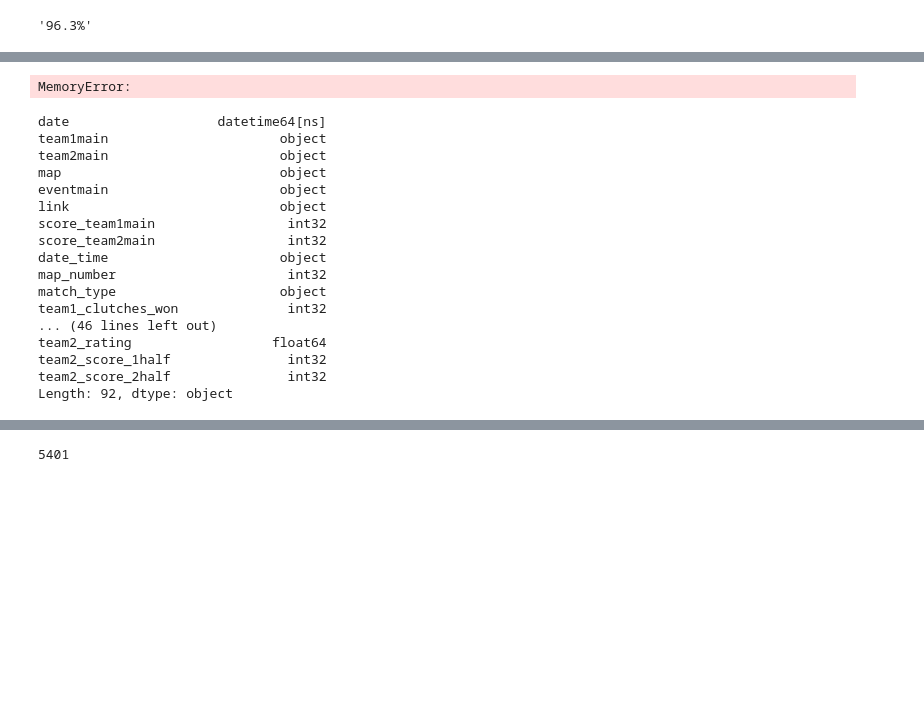
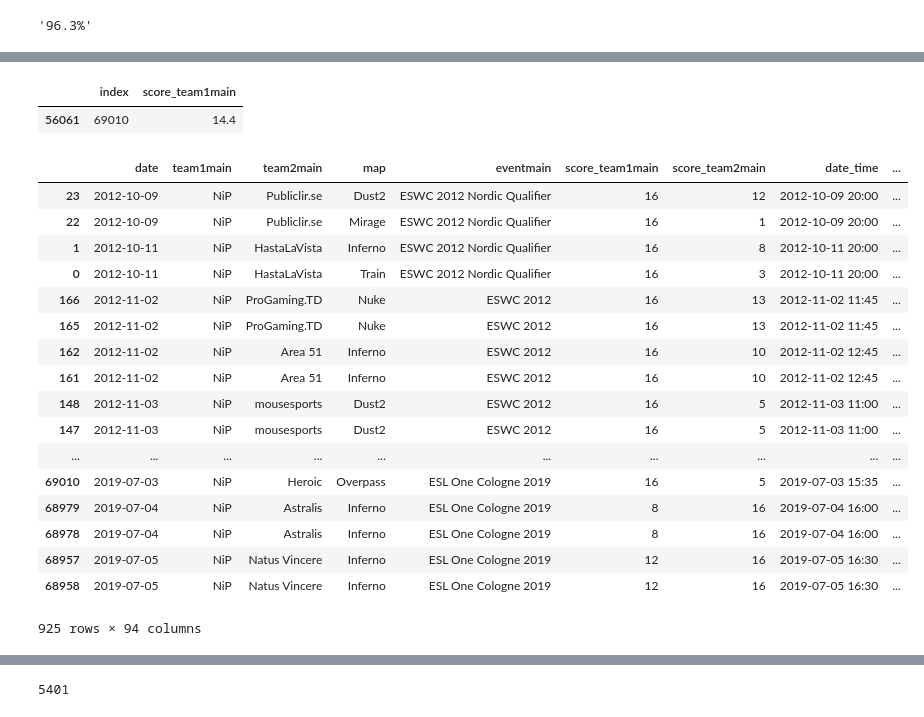
Before and after one commit to madbubu/project_cs_prediction, a Jupyter notebook: prediction.ipynb, the cells around one changed output, grey strips where cells are left out. Saved outputs shown, nothing was run; the diff lists cells and outputs as text; code cells hidden in the pictures; blank space fills up the shorter version.

```diff
--- a/prediction.ipynb
+++ b/prediction.ipynb
@@ -206,0 +535,4 @@ df_data[float_list] = df_data[float_list].astype(float, inplace=True)
+# %%
+df_data= df_data.merge(df_events, on=['eventmain'],how='left')
+# %%
+df_data['type_of_event'] = df_data['type_of_event'].fillna('Online')
@@ -206,0 +548,3 @@ df_data[float_list] = df_data[float_list].astype(float, inplace=True)
+# %%
+df_data = df_data.sort_values('date_time')
+df_data2_testowe = df_data.dropna()
@@ -206,0 +640,2 @@ df_data[float_list] = df_data[float_list].astype(float, inplace=True)
+# %%
+df_data = df_data.reset_index()
@@ -207,24 +738,26 @@ df_data[float_list] = df_data[float_list].astype(float, inplace=True)
+# %%
+df_data_test[df_data_test['index'] == 69010]
+# %% [output]
+|  | index | score_team1main |
+| 56061 | 69010 | 14.4 |
 # %%
-df_data['team1main'].to_string()
+df_data[df_data['team1main']=='NiP']
 # %% [output]
+|  | date | team1main | team2main | map | eventmain | score_team1main | score_team2main | date_time | ... |
+| 23 | 2012-10-09 | NiP | Publiclir.se | Dust2 | ESWC 2012 Nordic Qualifier | 16 | 12 | 2012-10-09 20:00 | ... |
+| 22 | 2012-10-09 | NiP | Publiclir.se | Mirage | ESWC 2012 Nordic Qualifier | 16 | 1 | 2012-10-09 20:00 | ... |
+| 1 | 2012-10-11 | NiP | HastaLaVista | Inferno | ESWC 2012 Nordic Qualifier | 16 | 8 | 2012-10-11 20:00 | ... |
+| 0 | 2012-10-11 | NiP | HastaLaVista | Train | ESWC 2012 Nordic Qualifier | 16 | 3 | 2012-10-11 20:00 | ... |
+| 166 | 2012-11-02 | NiP | ProGaming.TD | Nuke | ESWC 2012 | 16 | 13 | 2012-11-02 11:45 | ... |
+| 165 | 2012-11-02 | NiP | ProGaming.TD | Nuke | ESWC 2012 | 16 | 13 | 2012-11-02 11:45 | ... |
+| 162 | 2012-11-02 | NiP | Area 51 | Inferno | ESWC 2012 | 16 | 10 | 2012-11-02 12:45 | ... |
+| 161 | 2012-11-02 | NiP | Area 51 | Inferno | ESWC 2012 | 16 | 10 | 2012-11-02 12:45 | ... |
+| 148 | 2012-11-03 | NiP | mousesports | Dust2 | ESWC 2012 | 16 | 5 | 2012-11-03 11:00 | ... |
+| 147 | 2012-11-03 | NiP | mousesports | Dust2 | ESWC 2012 | 16 | 5 | 2012-11-03 11:00 | ... |
+| ... | ... | ... | ... | ... | ... | ... | ... | ... | ... |
+| 69010 | 2019-07-03 | NiP | Heroic | Overpass | ESL One Cologne 2019 | 16 | 5 | 2019-07-03 15:35 | ... |
+| 68979 | 2019-07-04 | NiP | Astralis | Inferno | ESL One Cologne 2019 | 8 | 16 | 2019-07-04 16:00 | ... |
+| 68978 | 2019-07-04 | NiP | Astralis | Inferno | ESL One Cologne 2019 | 8 | 16 | 2019-07-04 16:00 | ... |
+| 68957 | 2019-07-05 | NiP | Natus Vincere | Inferno | ESL One Cologne 2019 | 12 | 16 | 2019-07-05 16:30 | ... |
+| 68958 | 2019-07-05 | NiP | Natus Vincere | Inferno | ESL One Cologne 2019 | 12 | 16 | 2019-07-05 16:30 | ... |
-MemoryError:
+925 rows × 94 columns
-# %%
-df_data.dtypes
-# %% [output]
-date                   datetime64[ns]
-team1main                      object
-team2main                      object
-map                            object
-eventmain                      object
-link                           object
-score_team1main                 int32
-score_team2main                 int32
-date_time                      object
-map_number                      int32
-match_type                     object
-team1_clutches_won              int32
-... (46 lines left out)
-team2_rating                  float64
-team2_score_1half               int32
-team2_score_2half               int32
-Length: 92, dtype: object
```
Also changed, not shown: parts of 78 cells of this notebook, 1 other file.
